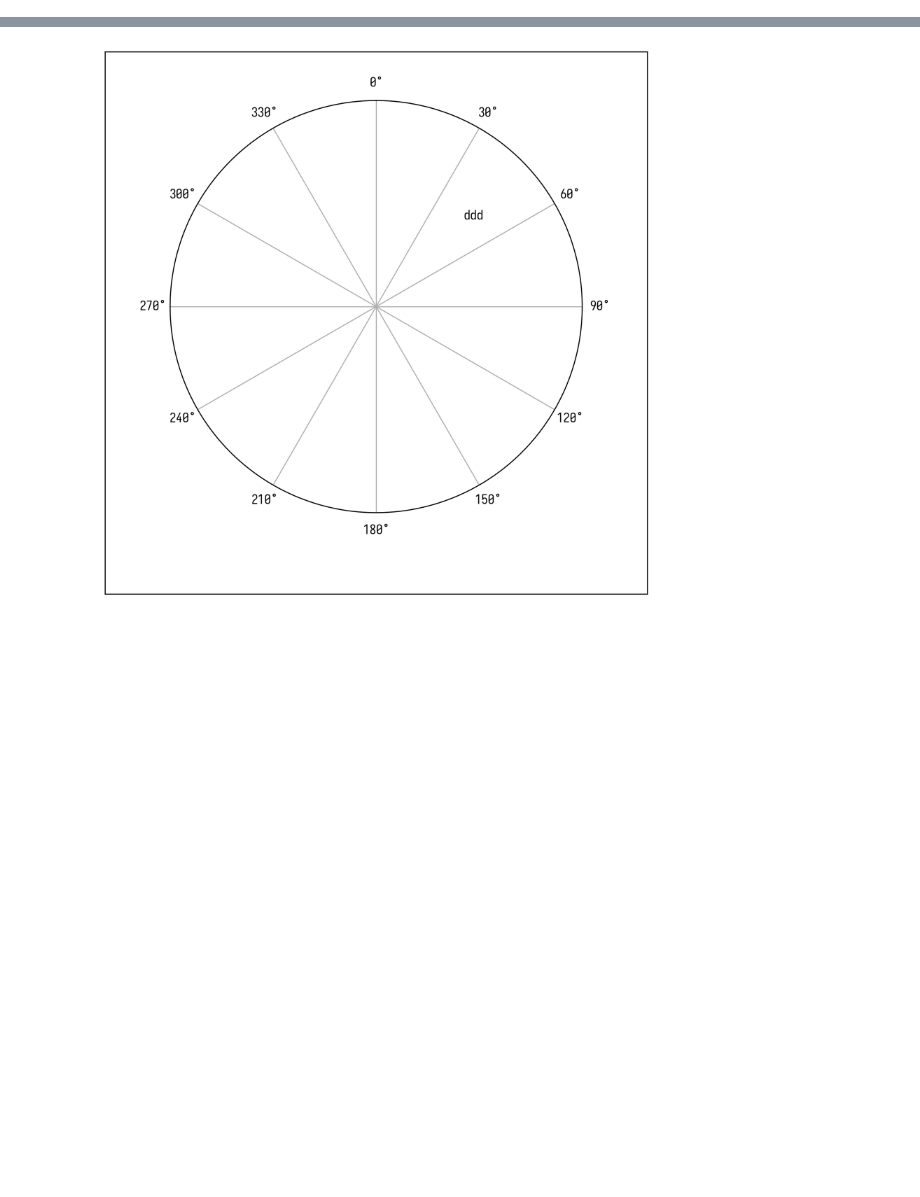
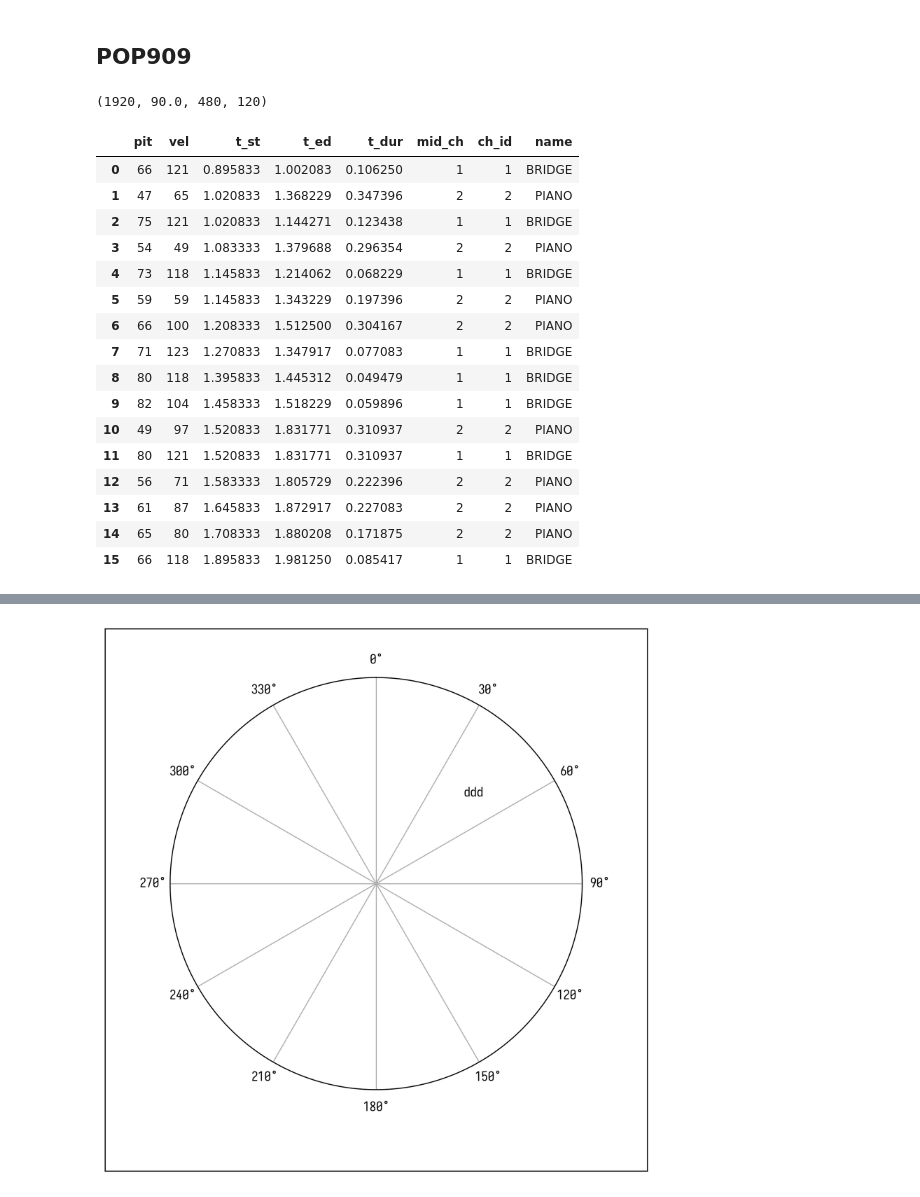
Before and after one commit to GrayFL/MelodyMachine, a Jupyter notebook: main.ipynb, the cells around one changed output, grey strips where cells are left out. Saved outputs shown, nothing was run; the diff lists cells and outputs as text; code cells hidden in the pictures; blank space fills up the shorter version.

```diff
--- a/main.ipynb
+++ b/main.ipynb
@@ -22,0 +184,2 @@ The autoreload extension is already loaded. To reload it, use:
+# %% [markdown]
+## POP909
@@ -22,0 +192,25 @@ The autoreload extension is already loaded. To reload it, use:
+# %%
+song = mm.Song(lst_midi[0], bpB=4, tpb=480, InitBar=0)
+song.Bar, song.bpM, song.tpb, song.step
+# %% [output]
+(1920, 90.0, 480, 120)
+# %%
+song[:2]
+# %% [output]
+|  | pit | vel | t_st | t_ed | t_dur | mid_ch | ch_id | name |
+| 0 | 66 | 121 | 0.895833 | 1.002083 | 0.106250 | 1 | 1 | BRIDGE |
+| 1 | 47 | 65 | 1.020833 | 1.368229 | 0.347396 | 2 | 2 | PIANO |
+| 2 | 75 | 121 | 1.020833 | 1.144271 | 0.123438 | 1 | 1 | BRIDGE |
+| 3 | 54 | 49 | 1.083333 | 1.379688 | 0.296354 | 2 | 2 | PIANO |
+| 4 | 73 | 118 | 1.145833 | 1.214062 | 0.068229 | 1 | 1 | BRIDGE |
+| 5 | 59 | 59 | 1.145833 | 1.343229 | 0.197396 | 2 | 2 | PIANO |
+| 6 | 66 | 100 | 1.208333 | 1.512500 | 0.304167 | 2 | 2 | PIANO |
+| 7 | 71 | 123 | 1.270833 | 1.347917 | 0.077083 | 1 | 1 | BRIDGE |
+| 8 | 80 | 118 | 1.395833 | 1.445312 | 0.049479 | 1 | 1 | BRIDGE |
+| 9 | 82 | 104 | 1.458333 | 1.518229 | 0.059896 | 1 | 1 | BRIDGE |
+| 10 | 49 | 97 | 1.520833 | 1.831771 | 0.310937 | 2 | 2 | PIANO |
+| 11 | 80 | 121 | 1.520833 | 1.831771 | 0.310937 | 1 | 1 | BRIDGE |
+| 12 | 56 | 71 | 1.583333 | 1.805729 | 0.222396 | 2 | 2 | PIANO |
+| 13 | 61 | 87 | 1.645833 | 1.872917 | 0.227083 | 2 | 2 | PIANO |
+| 14 | 65 | 80 | 1.708333 | 1.880208 | 0.171875 | 2 | 2 | PIANO |
+| 15 | 66 | 118 | 1.895833 | 1.981250 | 0.085417 | 1 | 1 | BRIDGE |
```
Also changed, not shown: parts of 61 cells of this notebook, 8 other files.
